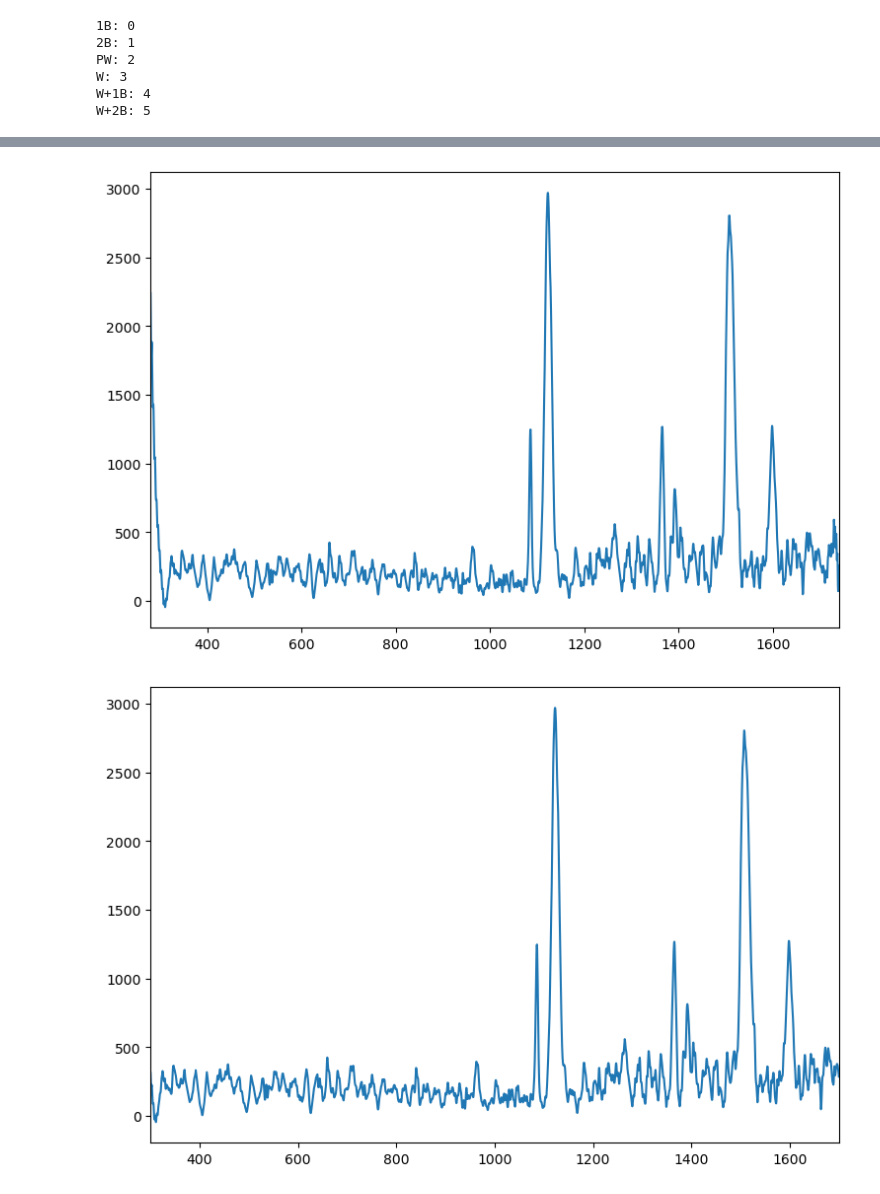
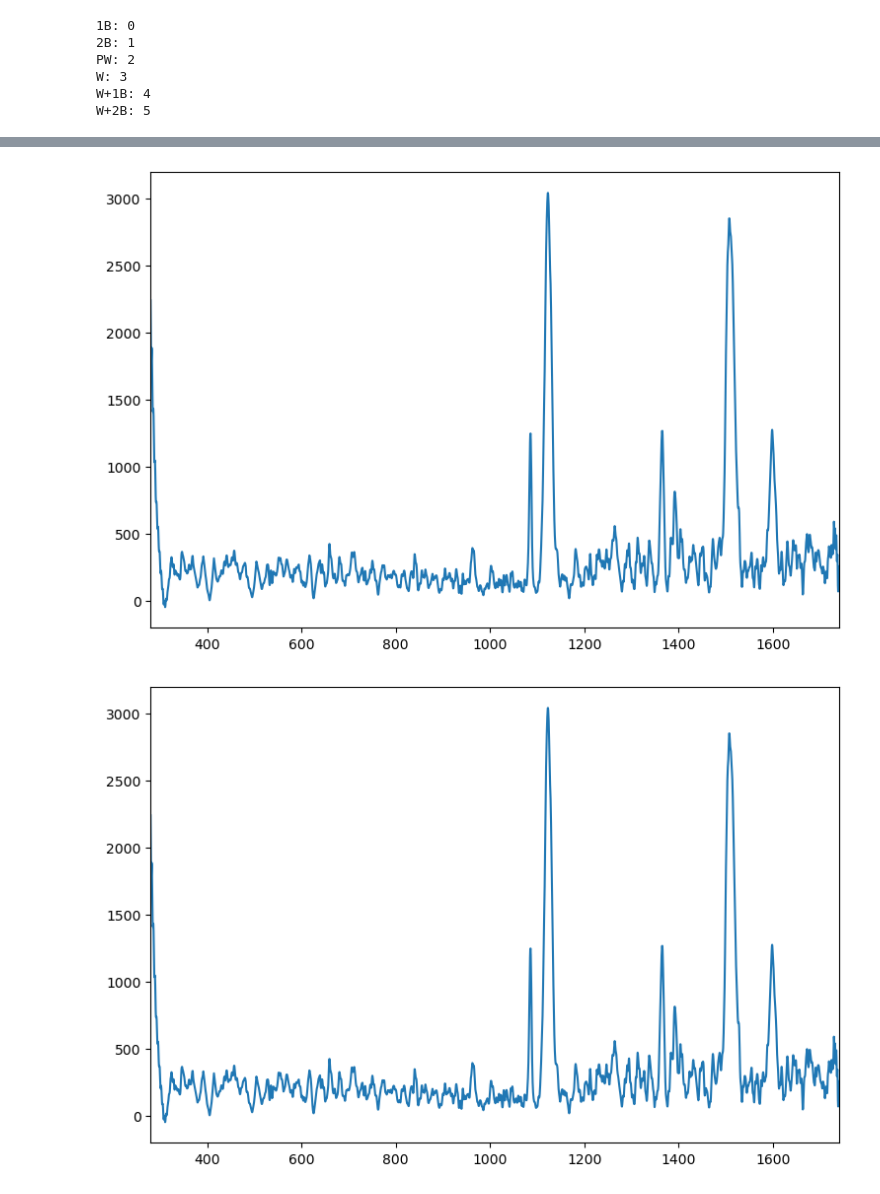
Before and after one commit to DerZ115/raman-pca, a Jupyter notebook: pca.ipynb, the cells around one changed output, grey strips where cells are left out. Drawn from its saved outputs; the diff is of its cells as text; code cells hidden in the pictures.

```diff
--- a/pca.ipynb
+++ b/pca.ipynb
@@ -22,7 +28,22 @@ data_path = "./results_qc/biofilme.csv"
+# %%
+# Path where the data is stored
+data_path = "./results_qc/biofilme.csv"
+
+# Spectral range to analyze
+# Use 'None' to use the whole range'
+wn_min = None
+wn_max = None
+
+# Window size for smoothing the spectra
+# Higher means stronger smoothing
+sg_window = 25
 # %%
 data = load_data(data_path)
 
-X = data.drop(columns="label")
+if "file" in data.columns:
+    X = data.drop(columns=["label", "file"])
+else:
+    X = data.drop(columns=["label"])
 wns = np.asarray(X.columns.astype(float))
 X = np.asarray(X)
 
@@ -49,14 +70,14 @@ X_bl = BaselineCorrector().fit_transform(X)
 plt.plot(wns, X_bl.mean(axis=0))
 plt.margins(x=0)
 # %% [output]
-[figure, old version]
+[figure, new version]
 # %%
-rl = RangeLimiter(lim=(300, 1700), reference=wns)
+rl = RangeLimiter(lim=(wn_min, wn_max), reference=wns)
 X_rl = rl.fit_transform(X_bl)
 wns_reduced = wns[rl.lim_[0]:rl.lim_[1]]
 
 plt.plot(wns_reduced, X_rl.mean(axis=0))
 plt.margins(x=0)
 # %% [output]
-[figure, old version]
+[figure, new version]
 # %%
```
Also changed, not shown: parts of 8 cells of this notebook, 7 other files.
